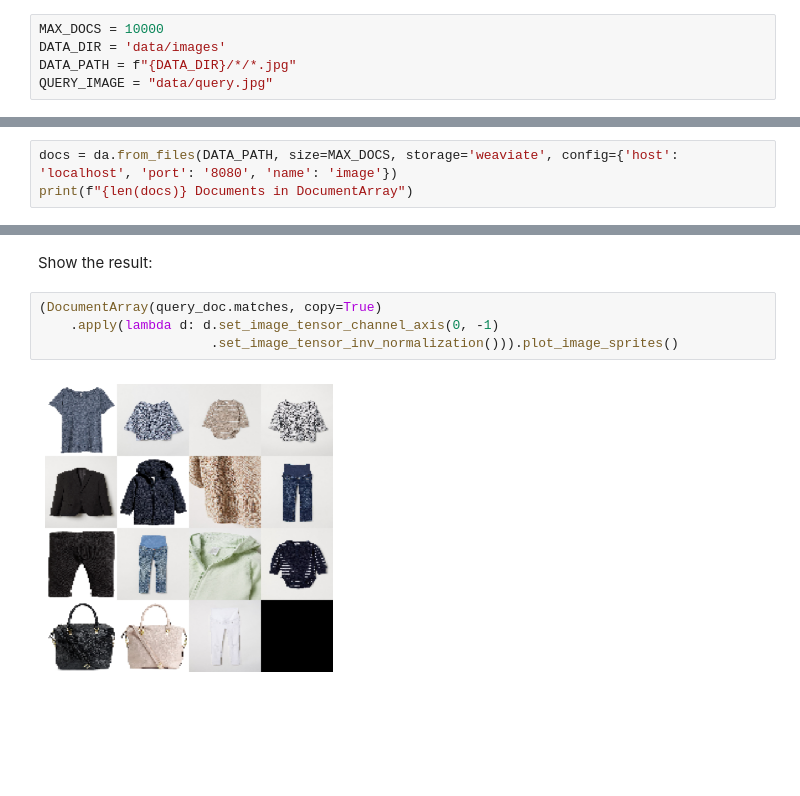
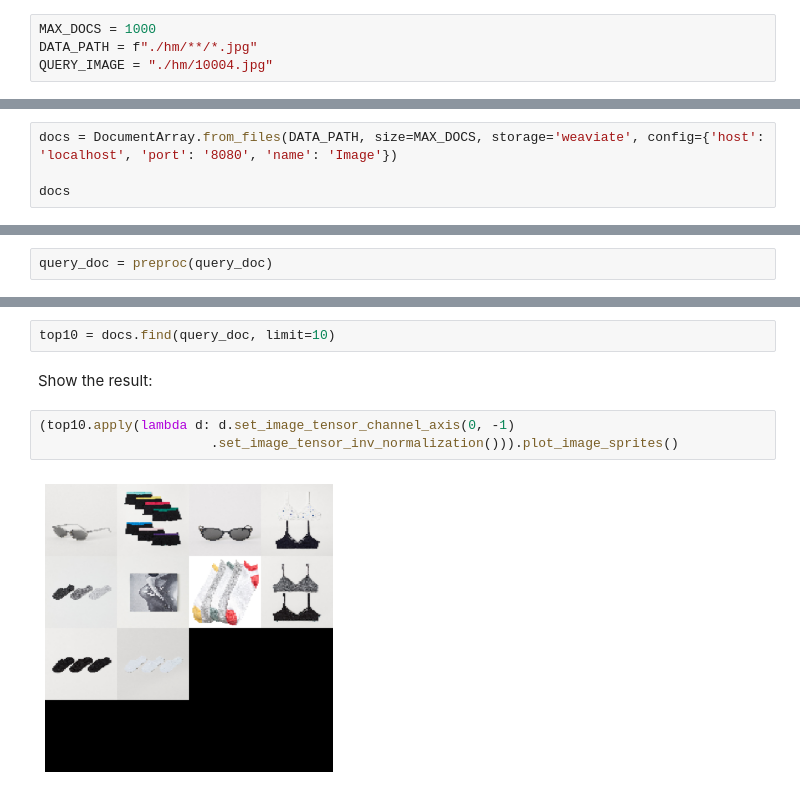
Before and after one commit to laura-ham/HM-Fashion-image-neural-search, a Jupyter notebook: hm-fashion-image-neural-search.ipynb, the cells around one changed output, grey strips where cells are left out. Cells and saved outputs as stored; diff of their text form; blank space fills up the shorter version.

```diff
--- a/hm-fashion-image-neural-search.ipynb
+++ b/hm-fashion-image-neural-search.ipynb
@@ -7,9 +7,8 @@ from docarray import Document, DocumentArray
 # %% [markdown]
 We'll set up some basic variables. Feel free to adapt these for your own project!
 # %%
-MAX_DOCS = 10000
-DATA_DIR = 'data/images'
-DATA_PATH = f"{DATA_DIR}/*/*.jpg"
-QUERY_IMAGE = "data/query.jpg"
+MAX_DOCS = 1000
+DATA_PATH = f"./hm/**/*.jpg"
+QUERY_IMAGE = "./hm/10004.jpg"
 # %% [markdown]
 Now we initiate the vector storage of the images, using Weaviate. You'll need to have a Weaviate instance running on `http://localhost:8080`. You can do that by running `docker compose up` in the terminal in this folder, using the `docker-compose.yml` file.
@@ -36,6 +37,7 @@ da.summary()
 # %% [markdown]
 Now that all is set up, we can start adding the fashion images to the database.
 # %%
-docs = da.from_files(DATA_PATH, size=MAX_DOCS, storage='weaviate', config={'host': 'localhost', 'port': '8080', 'name': 'image'})
-print(f"{len(docs)} Documents in DocumentArray")
+docs = DocumentArray.from_files(DATA_PATH, size=MAX_DOCS, storage='weaviate', config={'host': 'localhost', 'port': '8080', 'name': 'Image'})
+
+docs
 # %% [output]
@@ -122 +136,3 @@ query_docs.apply(preproc)
+# %%
+query_doc = preproc(query_doc)
 # %%
@@ -144,8 +143,9 @@ ReadTimeout: HTTPConnectionPool(host='localhost', port=8080): Read timed out. (r
+# %%
+top10 = docs.find(query_doc, limit=10)
 # %% [markdown]
 Show the result:
 # %%
-(DocumentArray(query_doc.matches, copy=True)
-    .apply(lambda d: d.set_image_tensor_channel_axis(0, -1)
+(top10.apply(lambda d: d.set_image_tensor_channel_axis(0, -1)
                       .set_image_tensor_inv_normalization())).plot_image_sprites()
 # %% [output]
-[figure, old version]
+[figure, new version]
```
Also changed, not shown: parts of 12 cells of this notebook.
